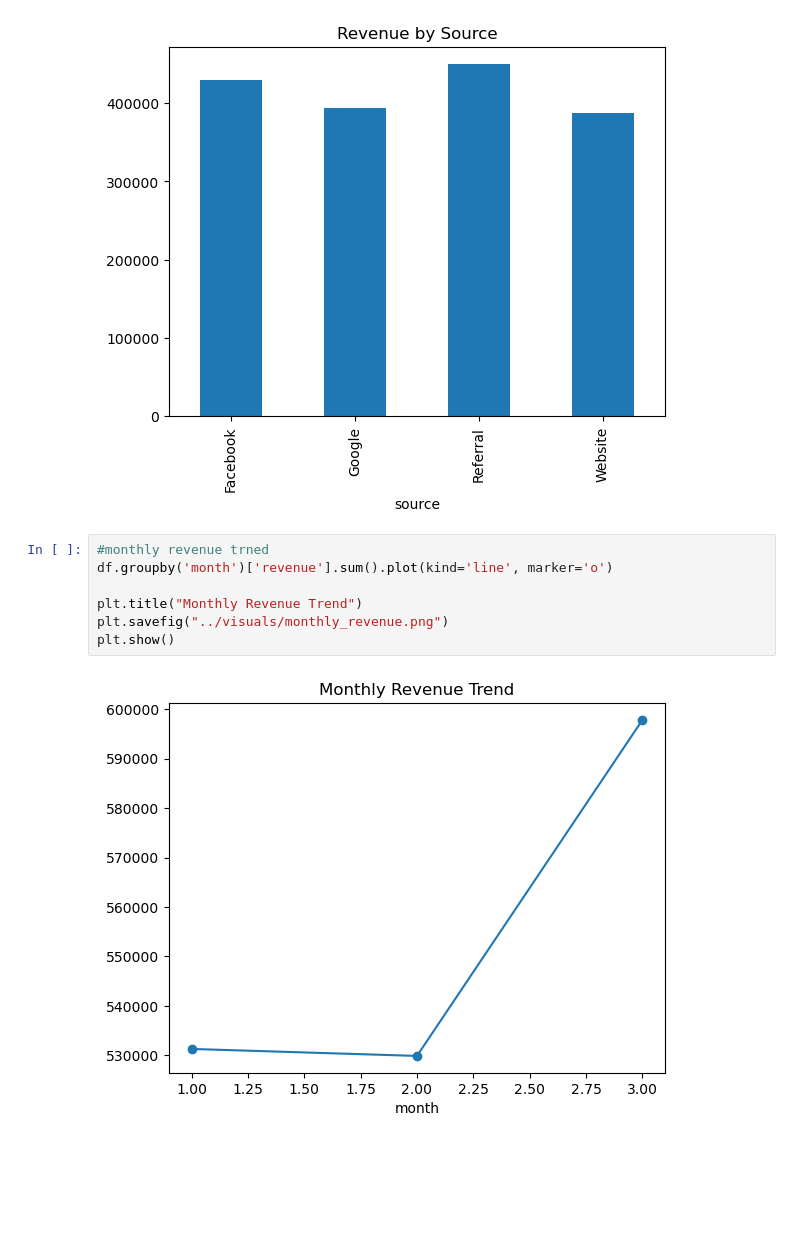
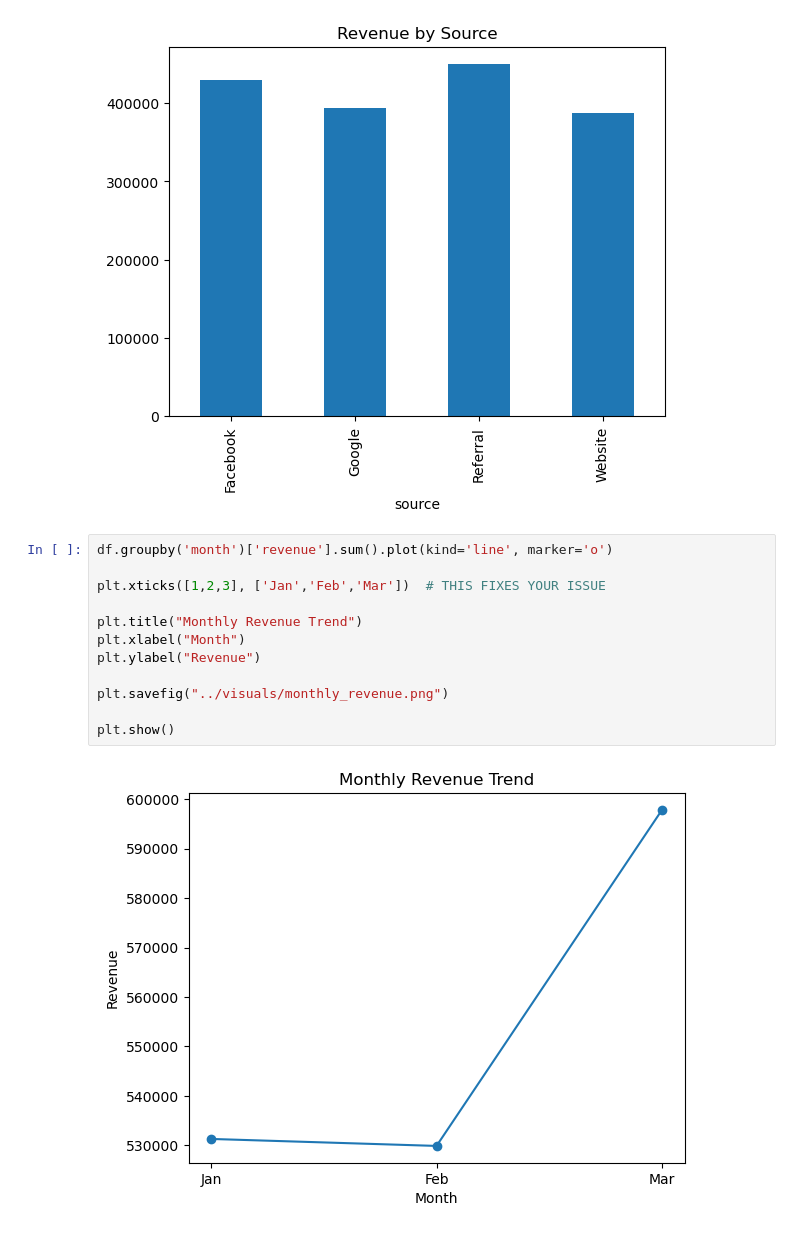
Before and after one commit to AnkushRawat0/Lead-Managment-Analysis-, a Jupyter notebook: notebooks/lead_analysis.ipynb, the cells around one changed output. Drawn from its saved outputs; the diff is of its cells as text; blank space fills up the shorter version.

```diff
--- a/notebooks/lead_analysis.ipynb
+++ b/notebooks/lead_analysis.ipynb
@@ -141,14 +141,19 @@ plt.show()
 # %% [output]
 [figure]
 # %%
-#monthly revenue trned
 df.groupby('month')['revenue'].sum().plot(kind='line', marker='o')
 
+plt.xticks([1,2,3], ['Jan','Feb','Mar'])  # THIS FIXES YOUR ISSUE
+
 plt.title("Monthly Revenue Trend")
+plt.xlabel("Month")
+plt.ylabel("Revenue")
+
 plt.savefig("../visuals/monthly_revenue.png")
+
 plt.show()
 # %% [output]
-[figure, old version]
+[figure, new version]
 # %%
 #funnel analysis
 df['status'].value_counts().plot(kind='bar')
```
Also changed, not shown: parts of 3 cells of this notebook, 1 other file.
